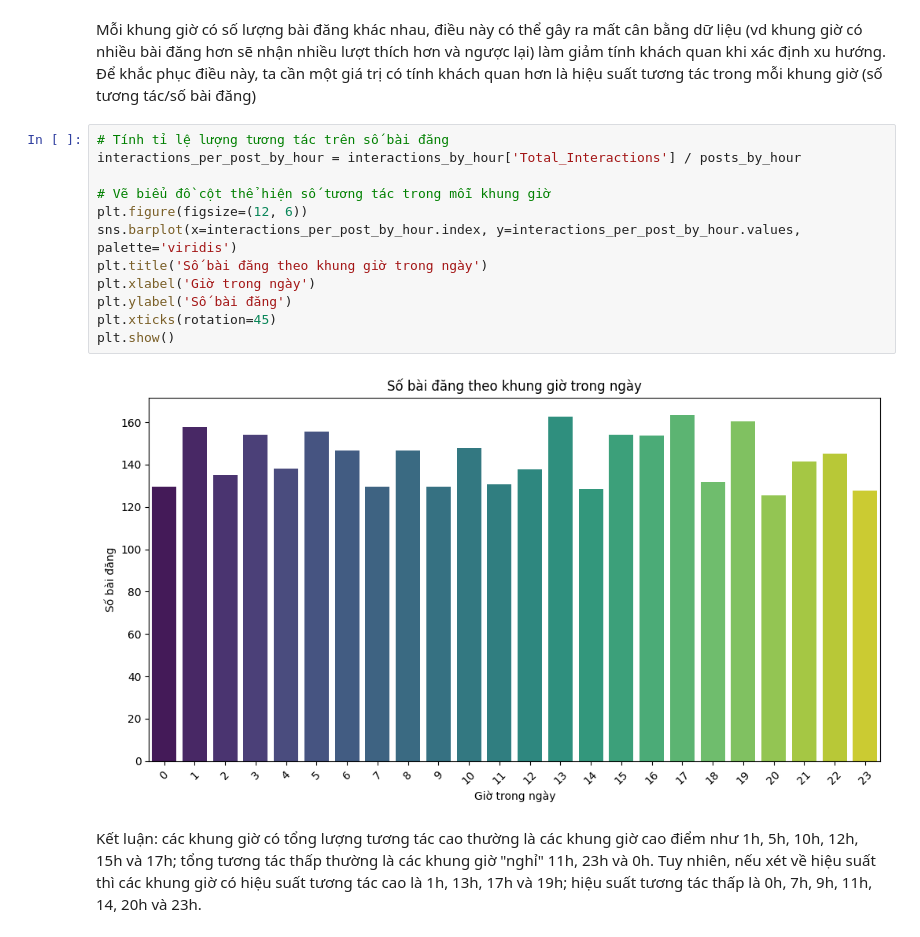
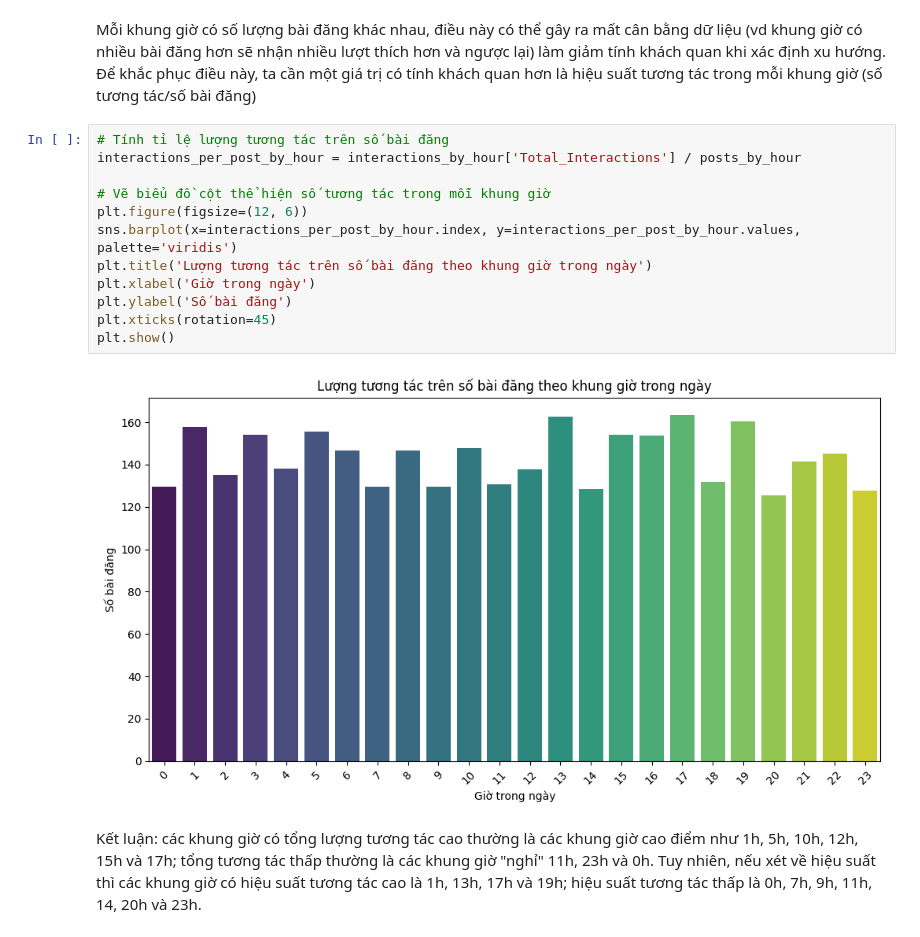
Before and after one commit to hoangharu2002/DS307---Ph-n-t-ch-d--li-u-truy-n-th-ng-x--h-i, a Jupyter notebook: BT2/My sample.ipynb, the cells around one changed output. Cells and saved outputs as stored; diff of their text form.

```diff
--- a/BT2/My sample.ipynb
+++ b/BT2/My sample.ipynb
@@ -329,16 +330,16 @@ Mỗi khung giờ có số lượng bài đăng khác nhau, điều này có th
 # %%
 # Tính tỉ lệ lượng tương tác trên số bài đăng
 interactions_per_post_by_hour = interactions_by_hour['Total_Interactions'] / posts_by_hour
 
 # Vẽ biểu đồ cột thể hiện số tương tác trong mỗi khung giờ
 plt.figure(figsize=(12, 6))
 sns.barplot(x=interactions_per_post_by_hour.index, y=interactions_per_post_by_hour.values, palette='viridis')
-plt.title('Số bài đăng theo khung giờ trong ngày')
+plt.title('Lượng tương tác trên số bài đăng theo khung giờ trong ngày')
 plt.xlabel('Giờ trong ngày')
 plt.ylabel('Số bài đăng')
 plt.xticks(rotation=45)
 plt.show()
 # %% [output]
-[figure, old version]
+[figure, new version]
 # %% [markdown]
 Kết luận: các khung giờ có tổng lượng tương tác cao thường là các khung giờ cao điểm như 1h, 5h, 10h, 12h, 15h và 17h; tổng tương tác thấp thường là các khung giờ "nghỉ" 11h, 23h và 0h. Tuy nhiên, nếu xét về hiệu suất thì các khung giờ có hiệu suất tương tác cao là 1h, 13h, 17h và 19h; hiệu suất tương tác thấp là 0h, 7h, 9h, 11h, 14, 20h và 23h.
```
Also changed, not shown: parts of 1 cell of this notebook.
